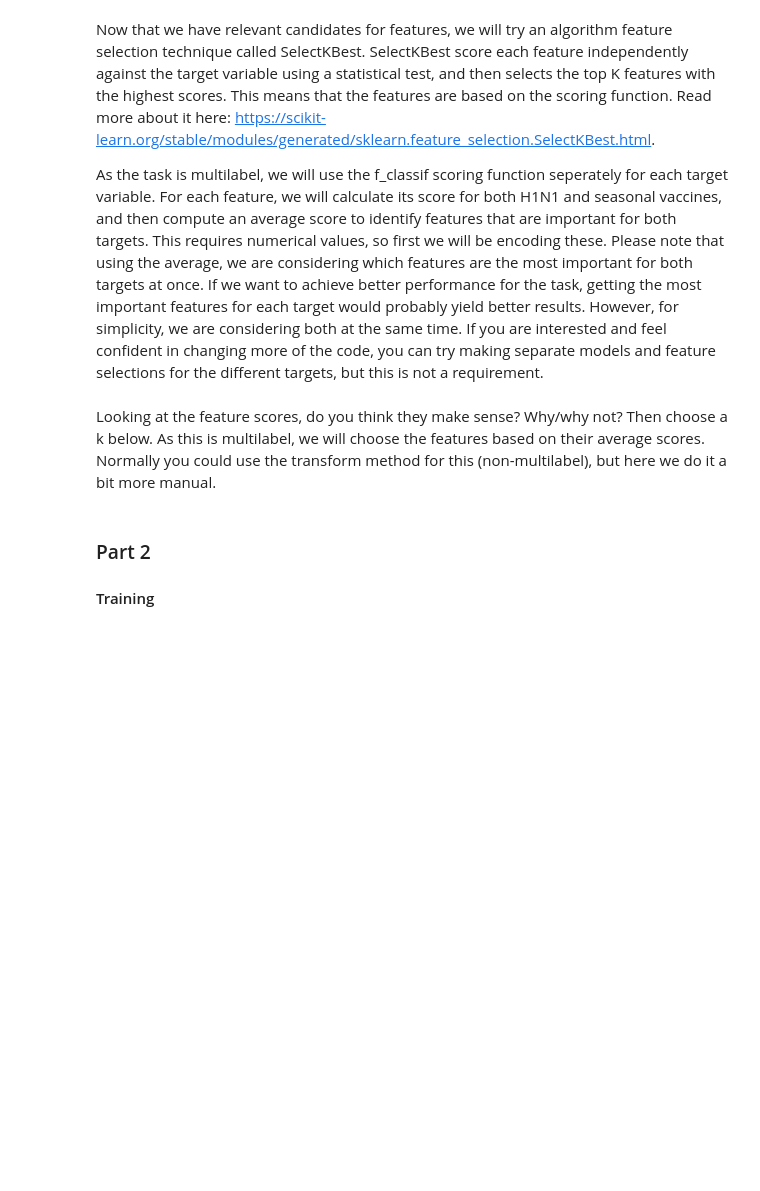
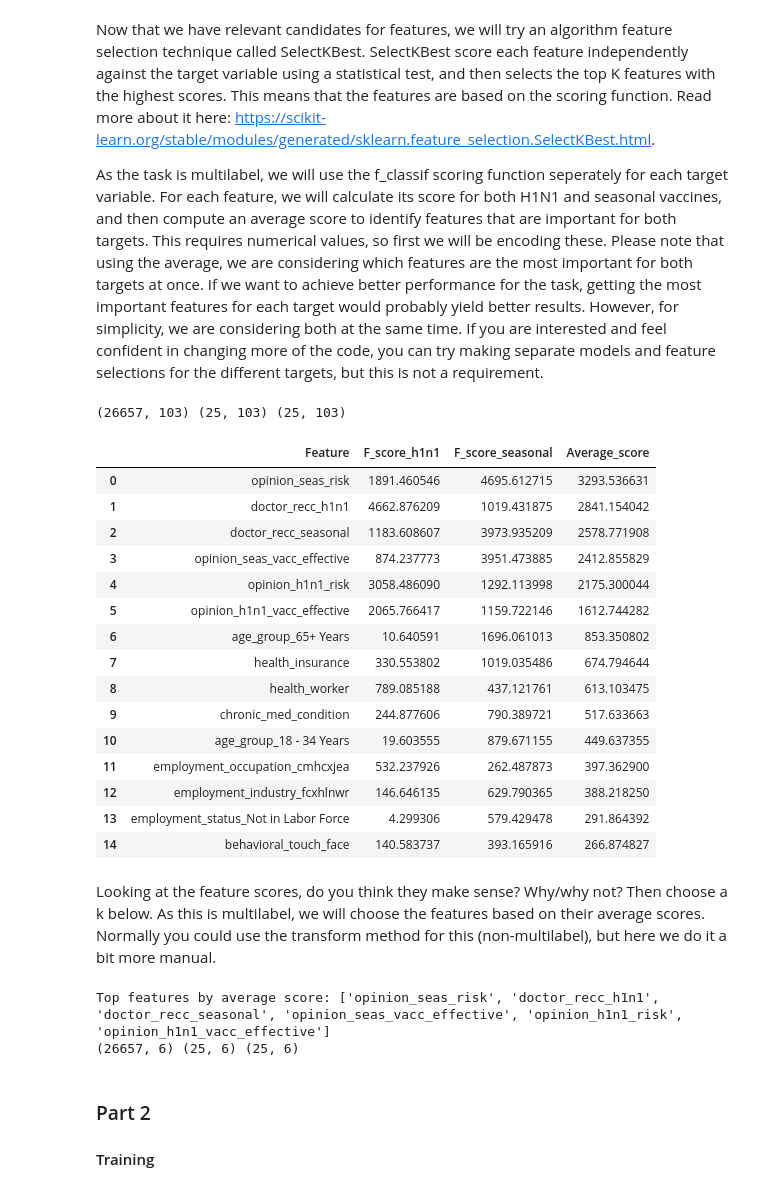
Before and after one commit to tonnerinho/Applied-Machine-Learning, a Jupyter notebook: Lab2/Lab 2_2026.ipynb, the cells around one changed output. Cells and saved outputs as stored; diff of their text form; code cells hidden in the pictures; blank space fills up the shorter version.

```diff
--- a/Lab2/Lab 2_2026.ipynb
+++ b/Lab2/Lab 2_2026.ipynb
@@ -211,8 +213,8 @@ X = df.drop(columns=["h1n1_vaccine", "seasonal_vaccine"])
 y = df[["h1n1_vaccine", "seasonal_vaccine"]]
 
 
-X_trainval, X_test, y_trainval, y_test = train_test_split(X, y, test_size=, random_state=42) #add size of split
-X_train, X_val, y_train, y_val = train_test_split(X_trainval, y_trainval, test_size=, random_state=42) #add size of split
+X_trainval, X_test, y_trainval, y_test = train_test_split(X, y, test_size=25, random_state=42) #add size of split
+X_train, X_val, y_train, y_val = train_test_split(X_trainval, y_trainval, test_size=25, random_state=42) #add size of split
 
 
 
@@ -265,6 +297,6 @@ df.columns
 # %%
 
-cols_to_drop = [] #add potential features that you wish to drop based on your reasoning
+cols_to_drop = ['respondent_id', 'h1n1_concern', 'h1n1_knowledge'] #add potential features that you wish to drop based on your reasoning
 
 X_train = X_train.drop(columns=cols_to_drop)
 X_val = X_val.drop(columns=cols_to_drop)
@@ -298,27 +335,46 @@ X_val= pd.concat([X_val[num_cols].reset_index(drop=True), X_val_cat], axis=1)
 X_test = pd.concat([X_test[num_cols].reset_index(drop=True), X_test_cat], axis=1)
 
 print(X_train.shape, X_val.shape, X_test.shape) #the amount of columns should now have increased
+# %% [output]
+(26657, 103) (25, 103) (25, 103)
 # %%
 from sklearn.feature_selection import SelectKBest, f_classif
 
 selector_h1n1 = SelectKBest(score_func=f_classif, k='all')
 selector_h1n1.fit(X_train, y_train["h1n1_vaccine"])
 h1n1_scores = pd.DataFrame({"Feature": X_train.columns,"F_score_h1n1": selector_h1n1.scores_})
 
 selector_seasonal = SelectKBest(score_func=f_classif, k='all')
 selector_seasonal.fit(X_train, y_train["seasonal_vaccine"])
 seasonal_scores = pd.DataFrame({"Feature": X_train.columns,"F_score_seasonal": selector_seasonal.scores_})
 
 feature_scores = pd.merge(h1n1_scores, seasonal_scores, on="Feature")
 feature_scores["Average_score"] = feature_scores[["F_score_h1n1","F_score_seasonal"]].mean(axis=1)
 
 feature_scores = feature_scores.sort_values(by="Average_score", ascending=False).reset_index(drop=True)
 
-feature_scores.head(10) #change here to see more or less features
+feature_scores.head(15) #change here to see more or less features
+# %% [output]
+|  | Feature | F_score_h1n1 | F_score_seasonal | Average_score |
+| 0 | opinion_seas_risk | 1891.460546 | 4695.612715 | 3293.536631 |
+| 1 | doctor_recc_h1n1 | 4662.876209 | 1019.431875 | 2841.154042 |
+| 2 | doctor_recc_seasonal | 1183.608607 | 3973.935209 | 2578.771908 |
+| 3 | opinion_seas_vacc_effective | 874.237773 | 3951.473885 | 2412.855829 |
+| 4 | opinion_h1n1_risk | 3058.486090 | 1292.113998 | 2175.300044 |
+| 5 | opinion_h1n1_vacc_effective | 2065.766417 | 1159.722146 | 1612.744282 |
+| 6 | age_group_65+ Years | 10.640591 | 1696.061013 | 853.350802 |
+| 7 | health_insurance | 330.553802 | 1019.035486 | 674.794644 |
+| 8 | health_worker | 789.085188 | 437.121761 | 613.103475 |
+| 9 | chronic_med_condition | 244.877606 | 790.389721 | 517.633663 |
+| 10 | age_group_18 - 34 Years | 19.603555 | 879.671155 | 449.637355 |
+| 11 | employment_occupation_cmhcxjea | 532.237926 | 262.487873 | 397.362900 |
+| 12 | employment_industry_fcxhlnwr | 146.646135 | 629.790365 | 388.218250 |
+| 13 | employment_status_Not in Labor Force | 4.299306 | 579.429478 | 291.864392 |
+| 14 | behavioral_touch_face | 140.583737 | 393.165916 | 266.874827 |
 # %% [markdown]
 Looking at the feature scores, do you think they make sense? Why/why not? Then choose a k below. As this is multilabel, we will choose the features based on their average scores. Normally you could use the transform method for this (non-multilabel), but here we do it a bit more manual.
 # %%
-top_k = #the number of features you want to keep based on average score
+top_k = 6 #the number of features you want to keep based on average score
 top_features = feature_scores["Feature"].head(top_k).tolist()
 print("Top features by average score:", list(top_features))
 
@@ -327,6 +383,9 @@ X_val = X_val[top_features]
 X_test = X_test[top_features]
 
 print(X_train.shape, X_val.shape, X_test.shape) #should match your chosen features
+# %% [output]
+Top features by average score: ['opinion_seas_risk', 'doctor_recc_h1n1', 'doctor_recc_seasonal', 'opinion_seas_vacc_effective', 'opinion_h1n1_risk', 'opinion_h1n1_vacc_effective']
+(26657, 6) (25, 6) (25, 6)
 # %% [markdown]
 ### Part 2
 #### Training
```
Also changed, not shown: parts of 10 cells of this notebook.
